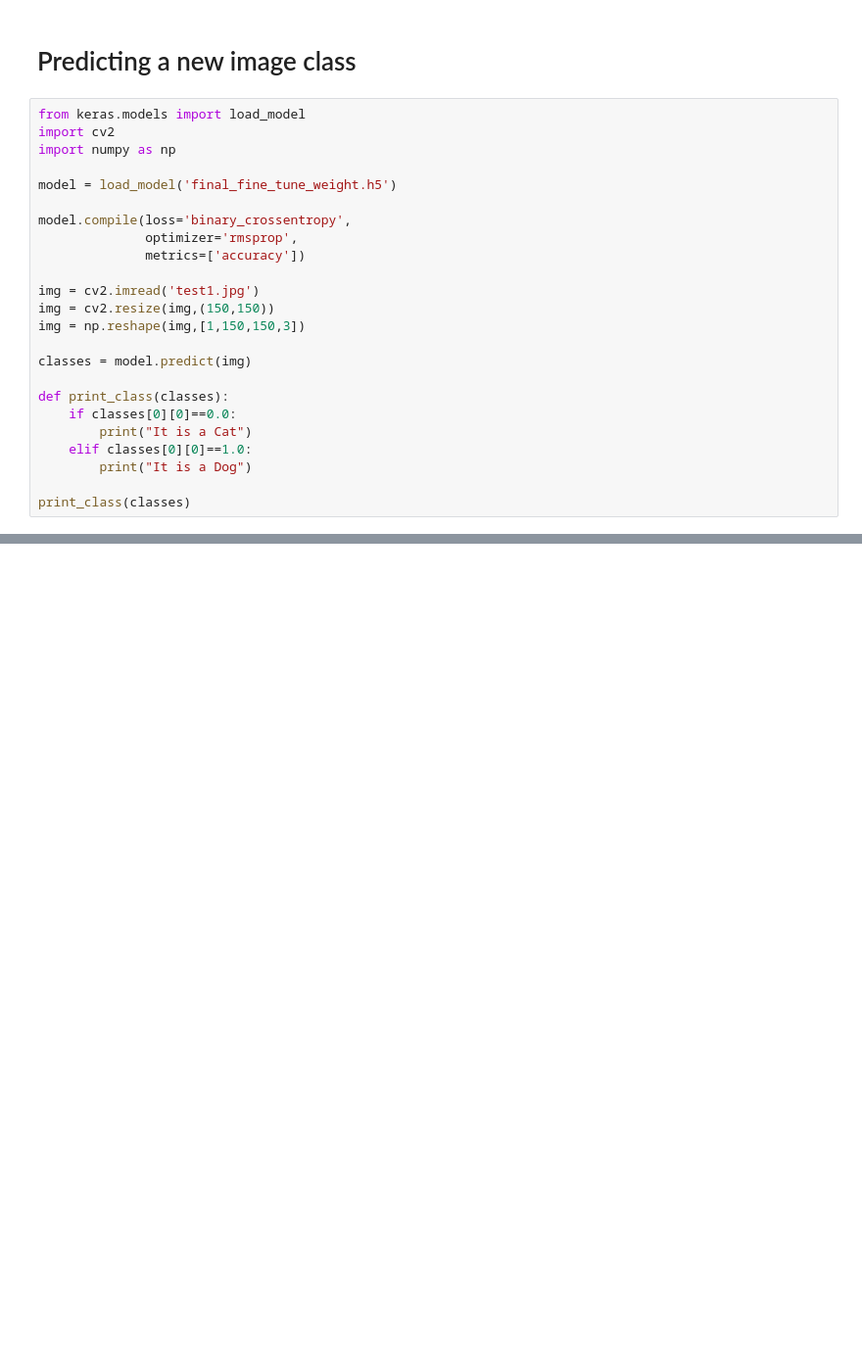
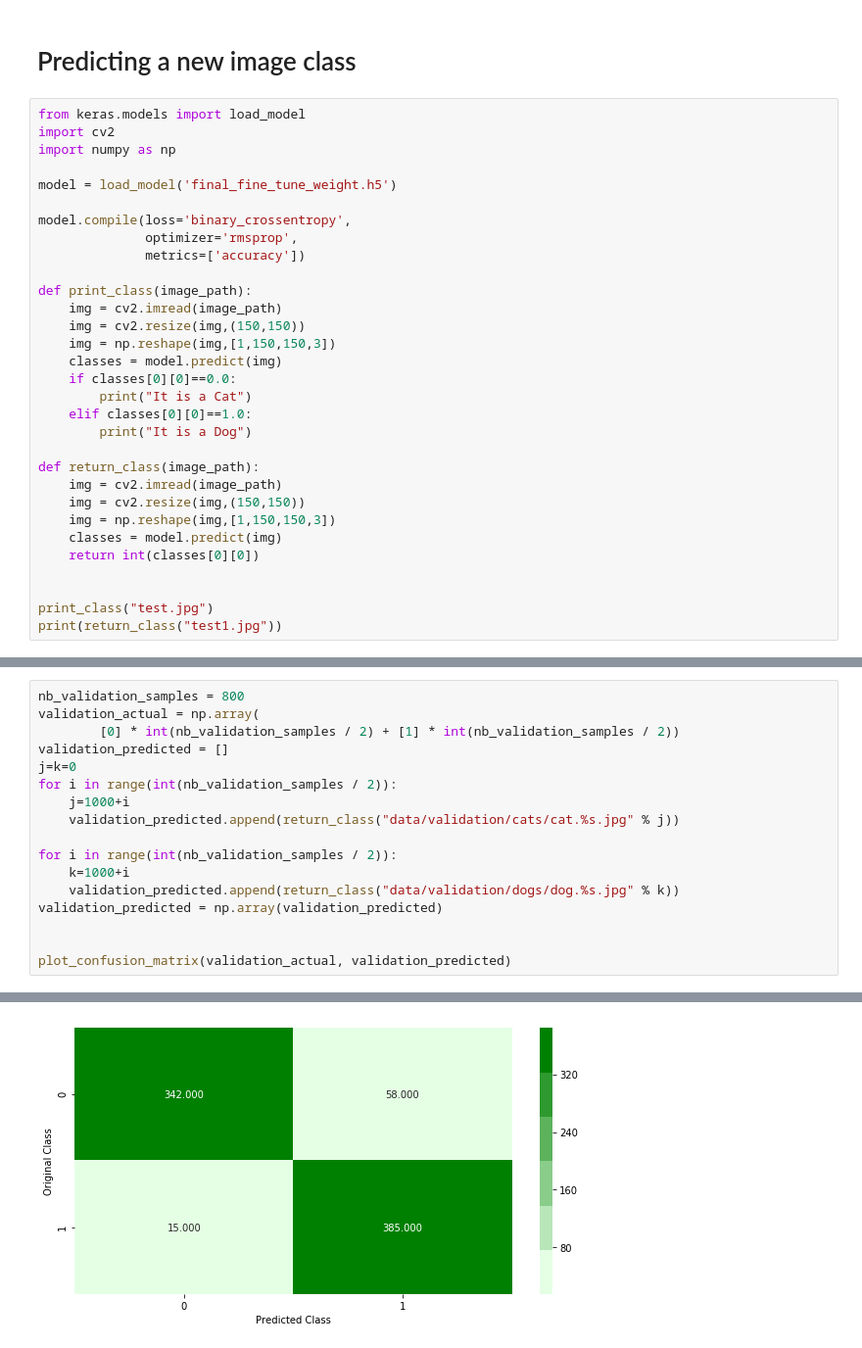
Before and after one commit to swapnanilsharma/Image-Classifier-using-CNN, a Jupyter notebook: Model1.ipynb, the cells around one changed output, grey strips where cells are left out. Shown: that part at 98% size. Drawn from its saved outputs; the diff is of its cells as text; blank space fills up the shorter version.

```diff
--- a/Model1.ipynb
+++ b/Model1.ipynb
@@ -379,17 +420,24 @@ model.compile(loss='binary_crossentropy',
               optimizer='rmsprop',
               metrics=['accuracy'])
 
-img = cv2.imread('test1.jpg')
-img = cv2.resize(img,(150,150))
-img = np.reshape(img,[1,150,150,3])
-
-classes = model.predict(img)
-
-def print_class(classes):
+def print_class(image_path):
+    img = cv2.imread(image_path)
+    img = cv2.resize(img,(150,150))
+    img = np.reshape(img,[1,150,150,3])
+    classes = model.predict(img)
     if classes[0][0]==0.0:
         print("It is a Cat")
     elif classes[0][0]==1.0:
         print("It is a Dog")
 
-print_class(classes)
+def return_class(image_path):
+    img = cv2.imread(image_path)
+    img = cv2.resize(img,(150,150))
+    img = np.reshape(img,[1,150,150,3])
+    classes = model.predict(img)
+    return int(classes[0][0])
+
+
+print_class("test.jpg")
+print(return_class("test1.jpg"))
 # %% [output]
@@ -396,0 +448,18 @@ It is a Dog
+# %%
+nb_validation_samples = 800
+validation_actual = np.array(
+        [0] * int(nb_validation_samples / 2) + [1] * int(nb_validation_samples / 2))
+validation_predicted = []
+j=k=0
+for i in range(int(nb_validation_samples / 2)):
+    j=1000+i
+    validation_predicted.append(return_class("data/validation/cats/cat.%s.jpg" % j))
+
+for i in range(int(nb_validation_samples / 2)):
+    k=1000+i
+    validation_predicted.append(return_class("data/validation/dogs/dog.%s.jpg" % k))
+validation_predicted = np.array(validation_predicted)
+
+
+plot_confusion_matrix(validation_actual, validation_predicted)
+# %% [output]
@@ -396,0 +467 @@ It is a Dog
+[figure, added]
```
Also changed, not shown: parts of 4 cells of this notebook.
